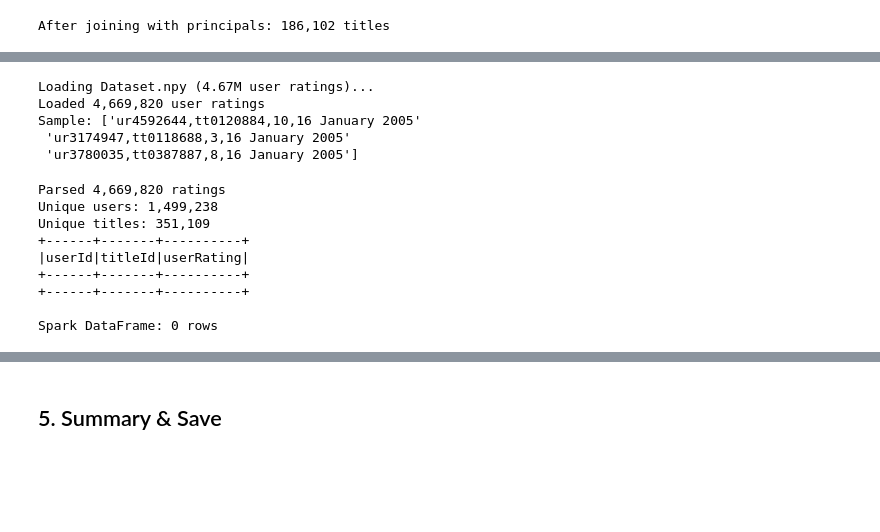
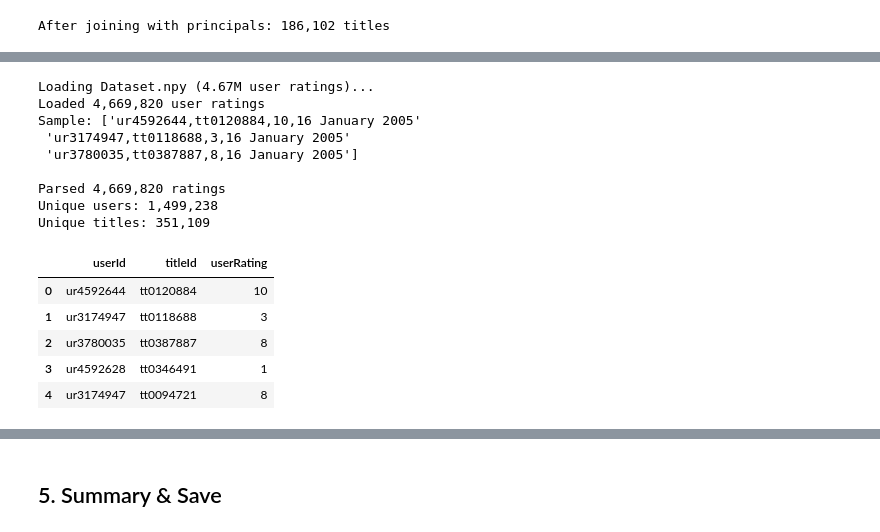
Before and after one commit to omarraouf125/Big-Data-Project, a Jupyter notebook: notebooks/01_preprocessing.ipynb, the cells around one changed output, grey strips where cells are left out. Saved outputs shown, nothing was run; the diff lists cells and outputs as text; code cells hidden in the pictures; blank space fills up the shorter version.

```diff
--- a/notebooks/01_preprocessing.ipynb
+++ b/notebooks/01_preprocessing.ipynb
@@ -262,50 +266,34 @@ After joining with principals: 186,102 titles
 # %%
-# ── Load the IEEE DataPort IMDb Users' Ratings Dataset ──
+# ── Load and parse user ratings ──
 print("Loading Dataset.npy (4.67M user ratings)...")
 user_ratings_raw = np.load(os.path.join(DATA_DIR, "Dataset.npy"), allow_pickle=True)
 print(f"Loaded {len(user_ratings_raw):,} user ratings")
 print(f"Sample: {user_ratings_raw[:3]}")
+
+parsed = []
+for row in user_ratings_raw:
+    parts = row.split(",")
+    if len(parts) >= 3:
+        parsed.append((parts[0].strip(), parts[1].strip(), int(parts[2].strip())))
+
+pdf_user = pd.DataFrame(parsed, columns=["userId", "titleId", "userRating"])
+print(f"\nParsed {len(pdf_user):,} ratings")
+print(f"Unique users: {pdf_user['userId'].nunique():,}")
+print(f"Unique titles: {pdf_user['titleId'].nunique():,}")
+pdf_user.head()
 # %% [output]
 Loading Dataset.npy (4.67M user ratings)...
 Loaded 4,669,820 user ratings
 Sample: ['ur4592644,tt0120884,10,16 January 2005'
  'ur3174947,tt0118688,3,16 January 2005'
  'ur3780035,tt0387887,8,16 January 2005']
+
+Parsed 4,669,820 ratings
+Unique users: 1,499,238
+Unique titles: 351,109
+|  | userId | titleId | userRating |
+| 0 | ur4592644 | tt0120884 | 10 |
+| 1 | ur3174947 | tt0118688 | 3 |
+| 2 | ur3780035 | tt0387887 | 8 |
+| 3 | ur4592628 | tt0346491 | 1 |
+| 4 | ur3174947 | tt0094721 | 8 |
-# %%
-# ── Parse user ratings and load via CSV (avoids Python worker issues) ──
-import pandas as pd
-
-parsed = []
-for row in user_ratings_raw:
-    parts = row.split(",")
-    if len(parts) >= 3:
-        parsed.append((parts[0].strip(), parts[1].strip(), int(parts[2].strip())))
-
-pdf_user = pd.DataFrame(parsed, columns=["userId", "titleId", "userRating"])
-print(f"Parsed {len(pdf_user):,} ratings")
-print(f"Unique users: {pdf_user['userId'].nunique():,}")
-print(f"Unique titles: {pdf_user['titleId'].nunique():,}")
-
-# Save to temp CSV then read with Spark's JVM CSV reader
-# (avoids spark.createDataFrame which needs Python workers)
-tmp_csv = os.path.join(OUTPUT_DIR, "_tmp_user_ratings.csv")
-pdf_user.to_csv(tmp_csv, index=False)
-
-user_schema = StructType([
-    StructField("userId", StringType(), True),
-    StructField("titleId", StringType(), True),
-    StructField("userRating", IntegerType(), True)
-])
-df_user_ratings = spark.read.csv(tmp_csv, header=True, schema=user_schema)
-df_user_ratings.show(5)
-print(f"Spark DataFrame: {df_user_ratings.count():,} rows")
-# %% [output]
-Parsed 4,669,820 ratings
-Unique users: 1,499,238
-Unique titles: 351,109
-+------+-------+----------+
-|userId|titleId|userRating|
-+------+-------+----------+
-+------+-------+----------+
-
-Spark DataFrame: 0 rows
```
Also changed, not shown: parts of 11 cells of this notebook, 11 other files.
